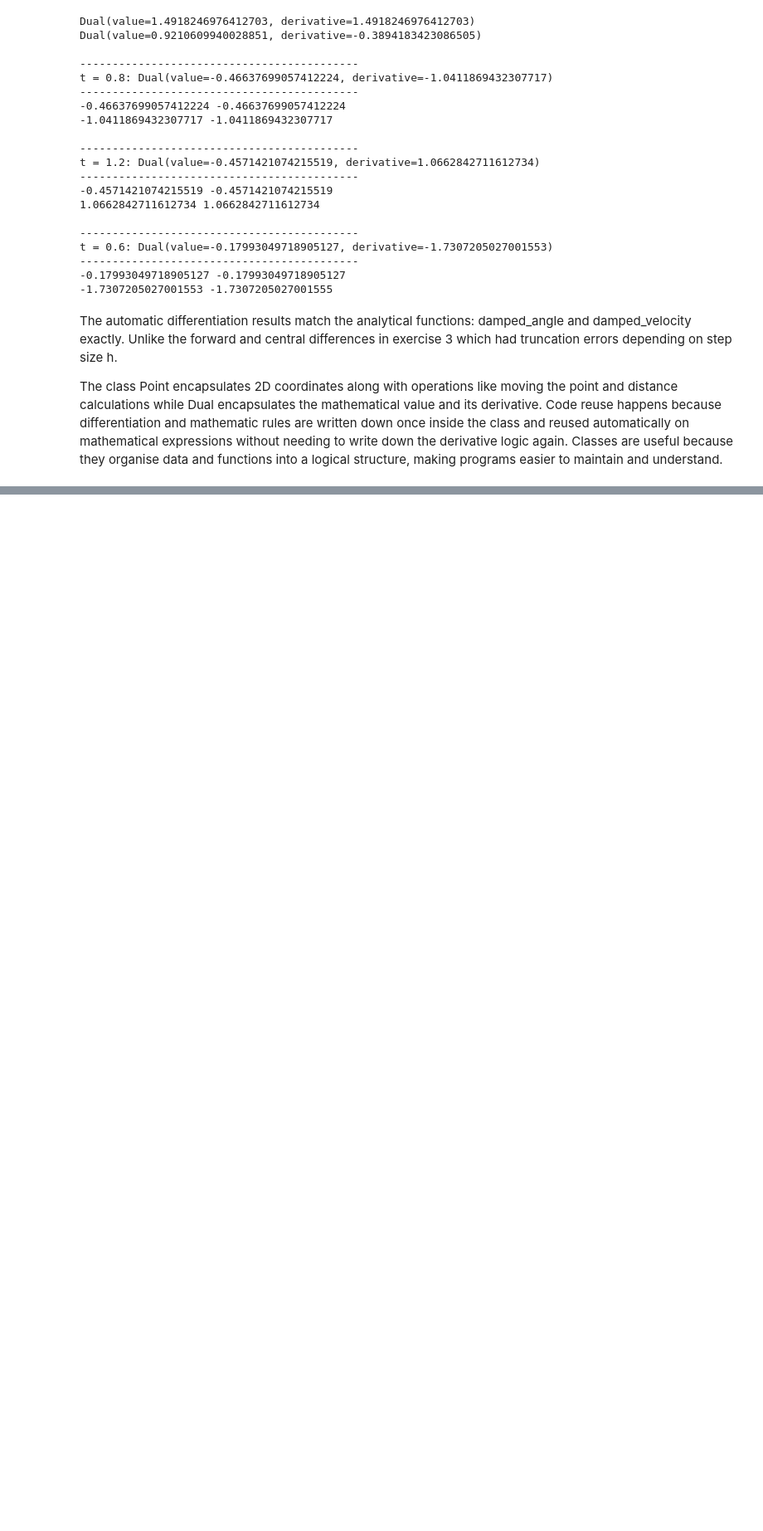
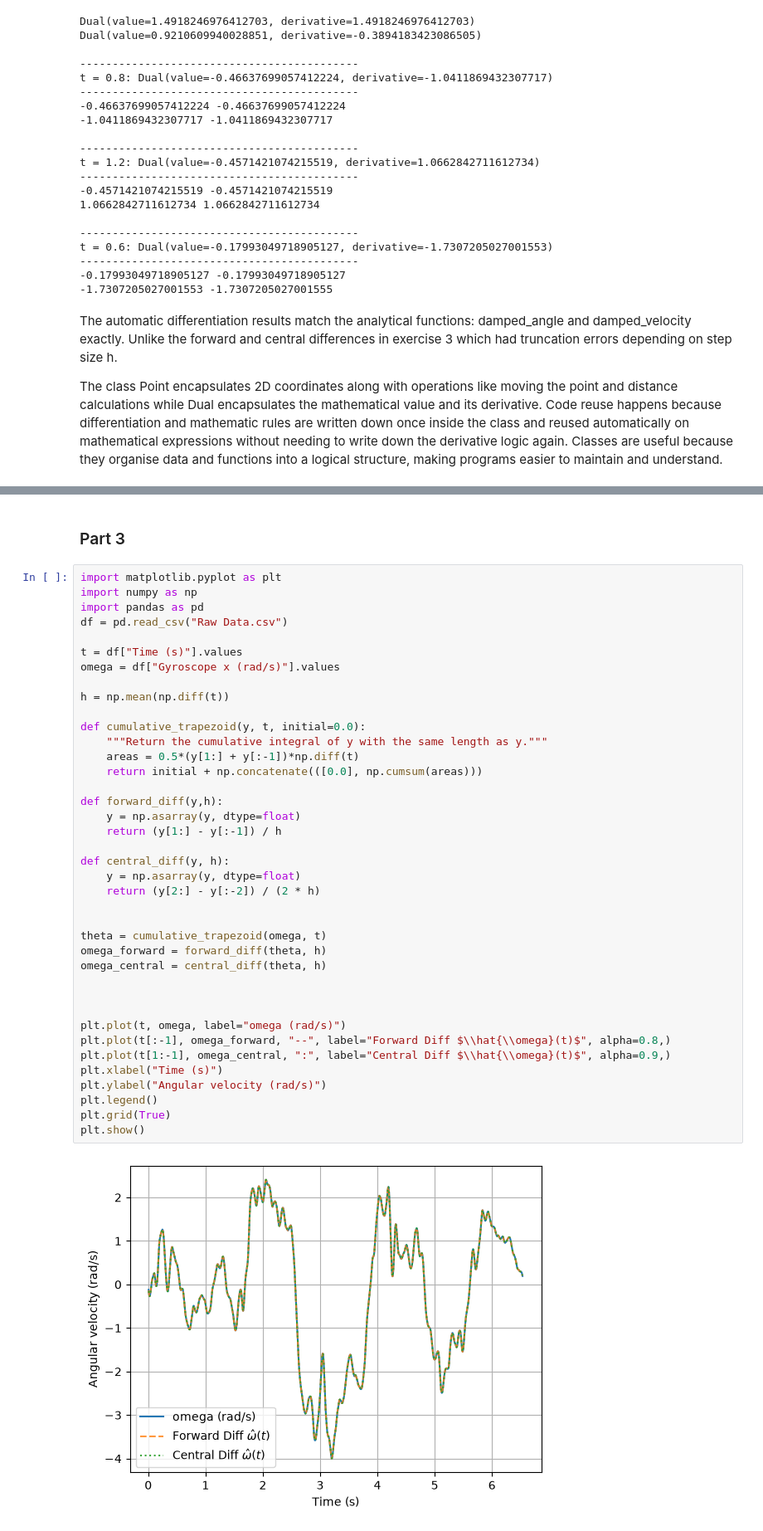
Before and after one commit to LeiliJL/MOD300, a Jupyter notebook: Prosjekt1/prosjekt1.ipynb, the cells around one changed output, grey strips where cells are left out. Shown at 83% size. Drawn from its saved outputs; the diff is of its cells as text; blank space fills up the shorter version.

```diff
--- a/Prosjekt1/prosjekt1.ipynb
+++ b/Prosjekt1/prosjekt1.ipynb
@@ -318,0 +372,43 @@ The class Point encapsulates 2D coordinates along with operations like moving th
+# %% [markdown]
+<h3>Part 3</h3>
+# %%
+import matplotlib.pyplot as plt
+import numpy as np
+import pandas as pd
+df = pd.read_csv("Raw Data.csv")
+
+t = df["Time (s)"].values
+omega = df["Gyroscope x (rad/s)"].values
+
+h = np.mean(np.diff(t))
+
+def cumulative_trapezoid(y, t, initial=0.0):
+    """Return the cumulative integral of y with the same length as y."""
+    areas = 0.5*(y[1:] + y[:-1])*np.diff(t)
+    return initial + np.concatenate(([0.0], np.cumsum(areas)))
+
+def forward_diff(y,h):
+    y = np.asarray(y, dtype=float)
+    return (y[1:] - y[:-1]) / h
+
+def central_diff(y, h):
+    y = np.asarray(y, dtype=float)
+    return (y[2:] - y[:-2]) / (2 * h)
+
+
+theta = cumulative_trapezoid(omega, t)
+omega_forward = forward_diff(theta, h)
+omega_central = central_diff(theta, h)
+
+
+
+plt.plot(t, omega, label="omega (rad/s)")
+plt.plot(t[:-1], omega_forward, "--", label="Forward Diff $\\hat{\\omega}(t)$", alpha=0.8,)
+plt.plot(t[1:-1], omega_central, ":", label="Central Diff $\\hat{\\omega}(t)$", alpha=0.9,)
+plt.xlabel("Time (s)")
+plt.ylabel("Angular velocity (rad/s)")
+plt.legend()
+plt.grid(True)
+plt.show()
+# %% [output]
+[figure, added]
```
Also changed, not shown: parts of 6 cells of this notebook, 1 other file.
